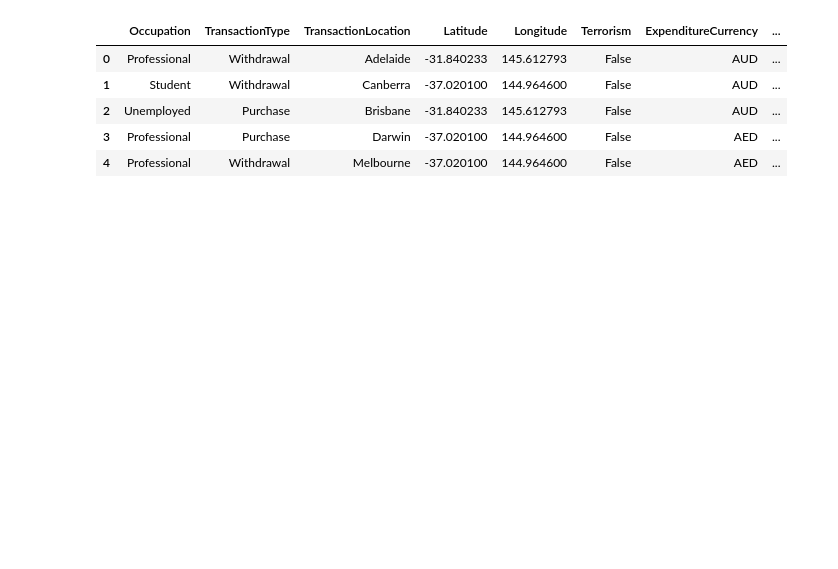
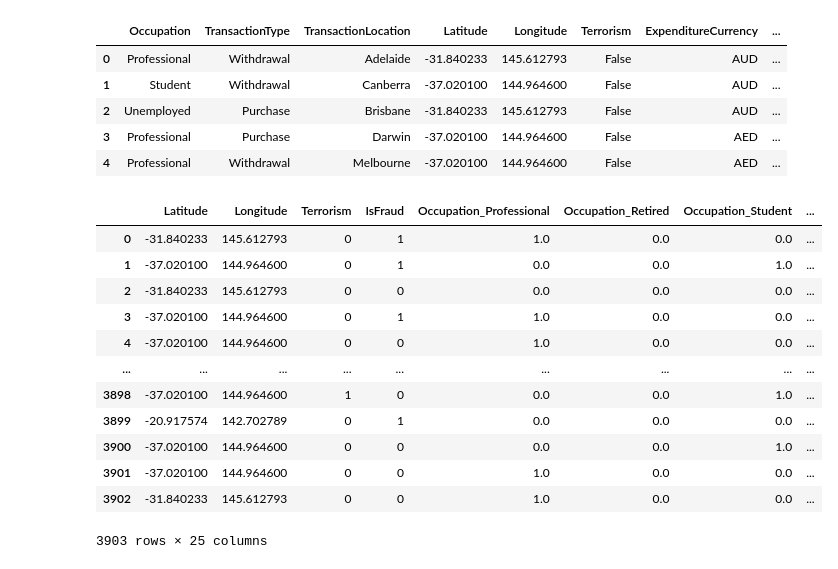
Before and after one commit to petrg01/Inter-Uni-Datathon-2024-submission, a Jupyter notebook: Exploration.ipynb, the cells around one changed output. Cells and saved outputs as stored; diff of their text form; code cells hidden in the pictures; blank space fills up the shorter version.

```diff
--- a/Exploration.ipynb
+++ b/Exploration.ipynb
@@ -46,5 +34,5 @@ sns.boxplot(data=df, x = trans[10], hue= 'IsFraud')
 # %%
-interesting = ['Occupation', 'TransactionType', 'TransactionLocation', 'Latitude', 'Longitude', 'Terrorism', 'ExpenditureCurrency', 'GiftsCurrency']
+interesting = ['Occupation', 'TransactionType', 'TransactionLocation', 'Latitude', 'Longitude', 'Terrorism', 'ExpenditureCurrency', 'GiftsCurrency', 'IsFraud']
 
 dfi = df[interesting]
 dfi.head()
@@ -59,0 +46,25 @@ from sklearn.preprocessing import OneHotEncoder, OrdinalEncoder
+# %%
+from sklearn.preprocessing import OneHotEncoder, OrdinalEncoder
+
+onehot = OneHotEncoder(sparse_output = False)
+oh_columns = ['Occupation', 'TransactionType', 'TransactionLocation', 'ExpenditureCurrency', 'GiftsCurrency']
+encoded = onehot.fit_transform(dfi[oh_columns])
+encoded_cols = onehot.get_feature_names_out(oh_columns)
+df_encoded = pd.DataFrame(encoded, columns = encoded_cols)
+df_train = pd.concat([dfi.drop(oh_columns, axis=1), df_encoded], axis=1)
+df_train['Terrorism'] = df_train['Terrorism'].astype(int)
+df_train
+# %% [output]
+|  | Latitude | Longitude | Terrorism | IsFraud | Occupation_Professional | Occupation_Retired | Occupation_Student | ... |
+| 0 | -31.840233 | 145.612793 | 0 | 1 | 1.0 | 0.0 | 0.0 | ... |
+| 1 | -37.020100 | 144.964600 | 0 | 1 | 0.0 | 0.0 | 1.0 | ... |
+| 2 | -31.840233 | 145.612793 | 0 | 0 | 0.0 | 0.0 | 0.0 | ... |
+| 3 | -37.020100 | 144.964600 | 0 | 1 | 1.0 | 0.0 | 0.0 | ... |
+| 4 | -37.020100 | 144.964600 | 0 | 0 | 1.0 | 0.0 | 0.0 | ... |
+| ... | ... | ... | ... | ... | ... | ... | ... | ... |
+| 3898 | -37.020100 | 144.964600 | 1 | 0 | 0.0 | 0.0 | 1.0 | ... |
+| 3899 | -20.917574 | 142.702789 | 0 | 1 | 0.0 | 0.0 | 0.0 | ... |
+| 3900 | -37.020100 | 144.964600 | 0 | 0 | 0.0 | 0.0 | 1.0 | ... |
+| 3901 | -37.020100 | 144.964600 | 0 | 0 | 1.0 | 0.0 | 0.0 | ... |
+| 3902 | -31.840233 | 145.612793 | 0 | 0 | 1.0 | 0.0 | 0.0 | ... |
+3903 rows × 25 columns
```
Also changed, not shown: parts of 12 cells of this notebook, 5 other files.
